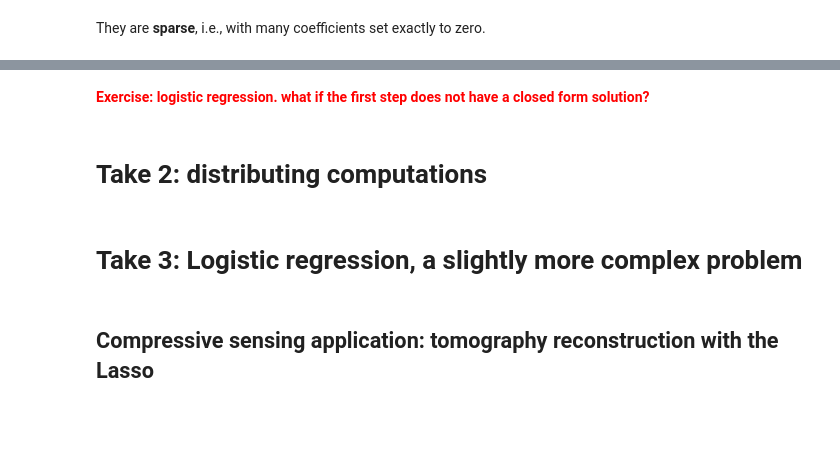
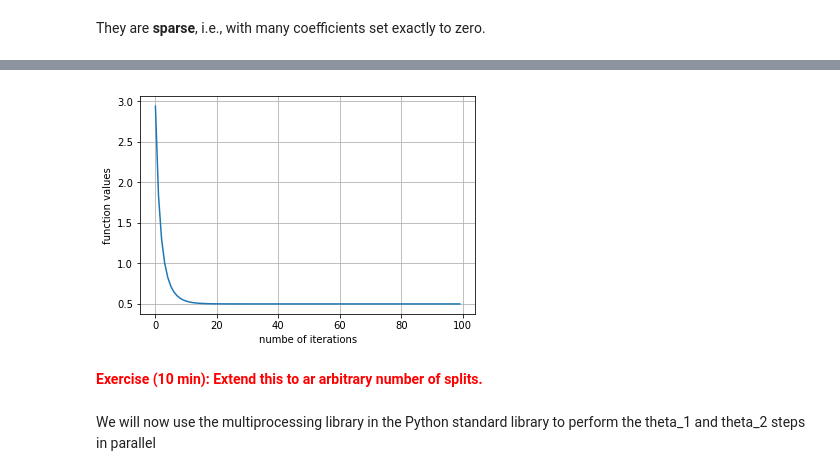
Before and after one commit to fabianp/DSOML_2017, a Jupyter notebook: 05-ADMM.ipynb, the cells around one changed output, grey strips where cells are left out. Drawn from its saved outputs; the diff is of its cells as text; code cells hidden in the pictures; blank space fills up the shorter version.

```diff
--- a/05-ADMM.ipynb
+++ b/05-ADMM.ipynb
@@ -129,8 +183,50 @@ They are **sparse**, i.e., with many coefficients set exactly to zero.
+# %%
+
+
+def lasso_ADMM_2(A, b, max_iter=100, lam=1.):
+
+    # .. split current dataset ..
+    A_1, A_2 = np.array_split(A, 2)
+    b_1, b_2 = np.array_split(b, 2)
+
+    # .. initialize variables ..
+    tau = 1.
+    n_samples, n_features = A.shape
+    rho = np.zeros(n_features)
+    u_1 = np.zeros(n_features)
+    u_2 = np.zeros(n_features)
+
+    # .. to keep track of progress ..
+    obj_fun_history = []
+
+    # .. cache inverse matrix ..
+    AtA_1_inv = np.linalg.pinv(A_1.T.dot(A_1) / n_samples + tau * np.eye(n_features))
+    AtA_2_inv = np.linalg.pinv(A_2.T.dot(A_2) / n_samples + tau * np.eye(n_features))
+
+    for i in range(max_iter):
+        theta_1 = AtA_1_inv.dot(A_1.T.dot(b_1) / n_samples + tau * (rho - u_1))
+        theta_2 = AtA_1_inv.dot(A_2.T.dot(b_2) / n_samples + tau * (rho - u_2))
+        u = (u_1 + u_2) / 2.
+        theta = (theta_1 + theta_2) / 2.
+        rho = np.fmax(theta + u - lam /tau, 0) - np.fmax(-lam/tau - theta - u, 0)
+        u_1 = u_1 + theta_1 - rho
+        u_2 = u_2 + theta_2 - rho
+        obj_fun_history.append(obj_fun(theta_1, A, b, lam))
+
+    return theta, obj_fun_history
+
+theta_1, func_vals = lasso_ADMM_2(A, b)
+# %%
+# lets plot the objective values of the function
+# to make sure it has converged
+plt.plot(func_vals)
+plt.ylabel('function values')
+plt.xlabel('numbe of iterations')
+plt.grid()
+plt.show()
+# %% [output]
+[figure, added]
 # %% [markdown]
-<span style="color: red; font-weight: bold">Exercise: logistic regression. what if the first step does not have a closed form solution?</span>
+<span style="color: red; font-weight: bold">Exercise (10 min): Extend this to ar arbitrary number of splits.</span>
-# %% [markdown]
-# Take 2: distributing computations
-# %% [markdown]
-# Take 3: Logistic regression, a slightly more complex problem
-# %% [markdown]
-## Compressive sensing application: tomography reconstruction with the Lasso
+# %% [markdown]
+We will now use the multiprocessing library in the Python standard library to perform the theta_1 and theta_2 steps in parallel
```
Also changed, not shown: parts of 13 cells of this notebook, 1 other file.
